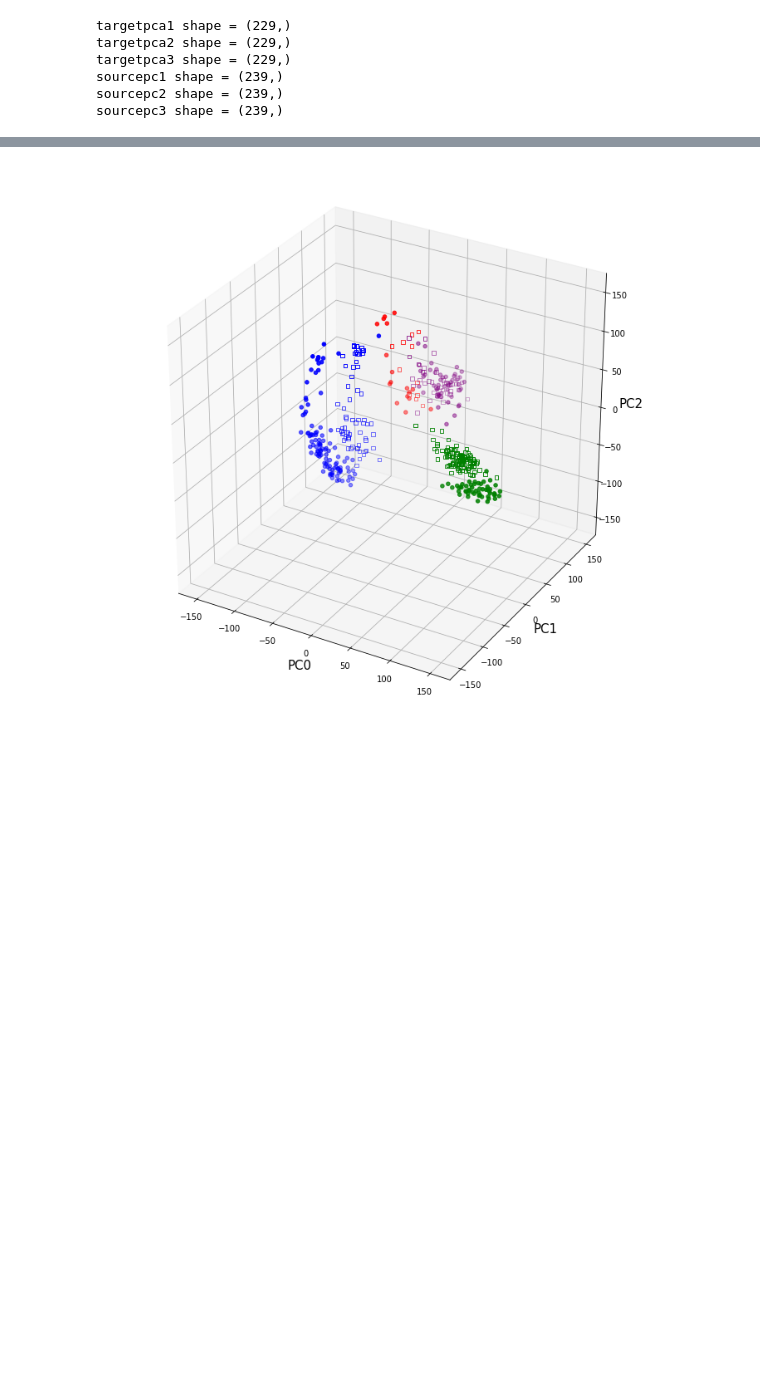
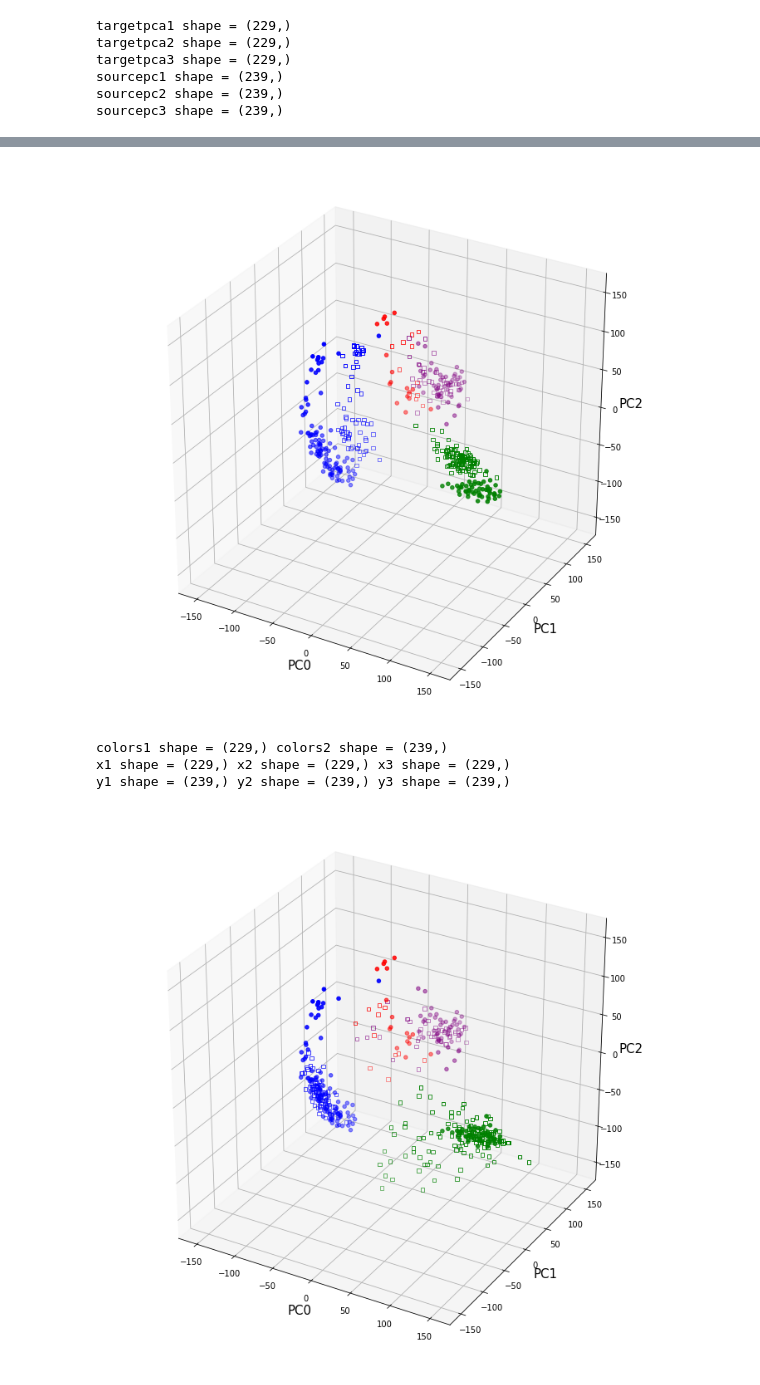
Before and after one commit to tyrvi/rnaResNet, a Jupyter notebook: src/data_analysis.ipynb, the cells around one changed output, grey strips where cells are left out. Saved outputs shown, nothing was run; the diff lists cells and outputs as text; code cells hidden in the pictures; blank space fills up the shorter version.

```diff
--- a/src/data_analysis.ipynb
+++ b/src/data_analysis.ipynb
@@ -209,11 +211,20 @@ sourcepc1 shape = (239,)
 sourcepc2 shape = (239,)
 sourcepc3 shape = (239,)
 # %%
+# before
 multiDScatter(target_sample_pca[:,pc1], target_sample_pca[:,pc2], target_sample_pca[:,pc3],
               projection_before[:,pc1], projection_before[:,pc2], projection_before[:,pc3],
               tcga_colors, gtex_colors, axis1, axis2, axis3)
+# after
+multiDScatter(target_sample_pca[:,pc1], target_sample_pca[:,pc2], target_sample_pca[:,pc3],
+              projection_after[:,pc1], projection_after[:,pc2], projection_after[:,pc3],
+              tcga_colors, gtex_colors, axis1, axis2, axis3)
 # %% [output]
 colors1 shape = (229,) colors2 shape = (239,)
 x1 shape = (229,) x2 shape = (229,) x3 shape = (229,)
 y1 shape = (239,) y2 shape = (239,) y3 shape = (239,)
 [figure]
+colors1 shape = (229,) colors2 shape = (239,)
+x1 shape = (229,) x2 shape = (229,) x3 shape = (229,)
+y1 shape = (239,) y2 shape = (239,) y3 shape = (239,)
+[figure, added]
```
Also changed, not shown: parts of 1 cell of this notebook, 4 other files.
